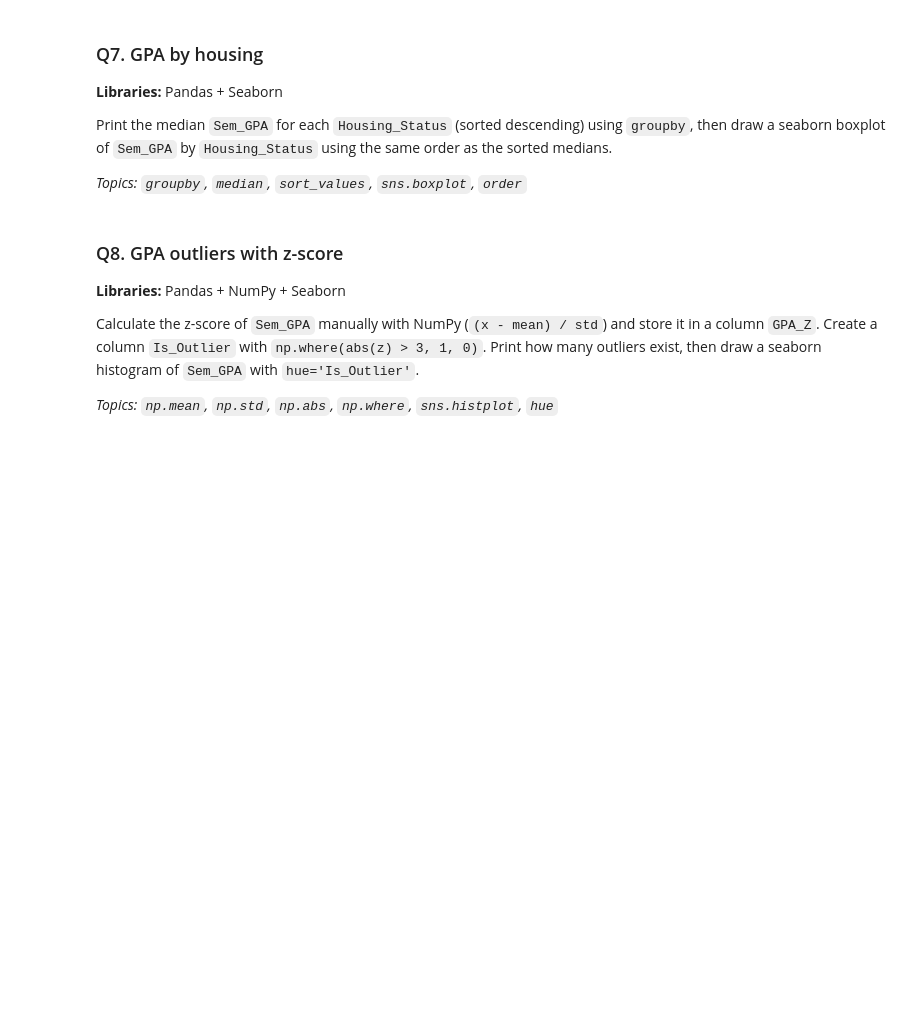
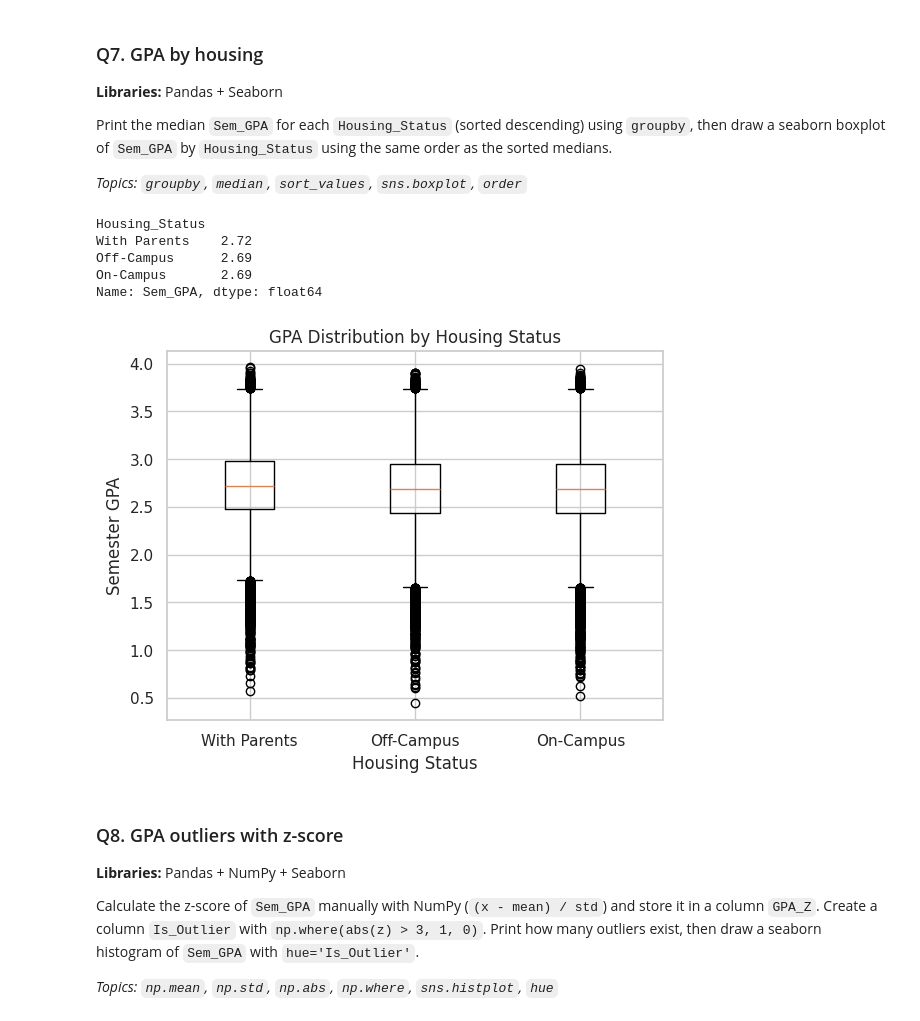
Before and after one commit to AnshuAnshu01/Data_Analytics_Python, a Jupyter notebook: Academic_servival/academic_survival_question_set.ipynb, the cells around one changed output. Drawn from its saved outputs; the diff is of its cells as text; code cells hidden in the pictures; blank space fills up the shorter version.

```diff
--- a/Academic_servival/academic_survival_question_set.ipynb
+++ b/Academic_servival/academic_survival_question_set.ipynb
@@ -82,3 +213,20 @@ Print the median `Sem_GPA` for each `Housing_Status` (sorted descending) using `
+# %%
+median_gpa = df.groupby('Housing_Status')['Sem_GPA'].median().sort_values(ascending=False)
+print(median_gpa)
+groups = median_gpa.index
+data_to_plot = [df[df['Housing_Status'] == g]['Sem_GPA'] for g in groups]
+plt.boxplot(data_to_plot, tick_labels=groups)
+plt.title('GPA Distribution by Housing Status')
+plt.xlabel('Housing Status')
+plt.ylabel('Semester GPA')
+plt.show()
+# %% [output]
+Housing_Status
+With Parents    2.72
+Off-Campus      2.69
+On-Campus       2.69
+Name: Sem_GPA, dtype: float64
+[figure, added]
 # %% [markdown]
 ### Q8. GPA outliers with z-score
 **Libraries:** Pandas + NumPy + Seaborn
```
Also changed, not shown: parts of 55 cells of this notebook.
